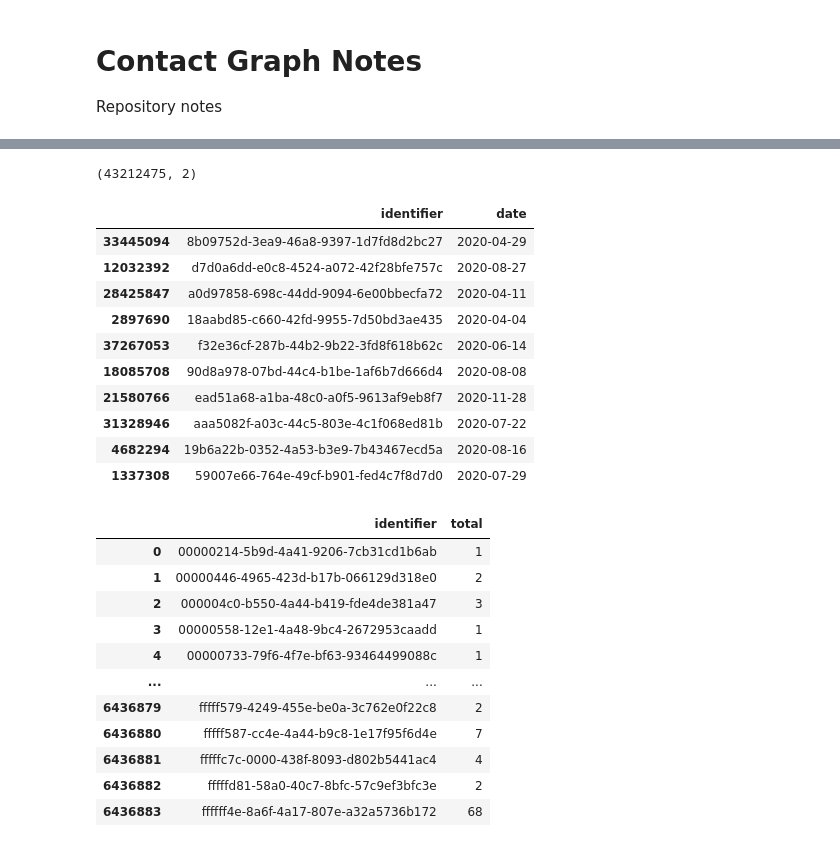
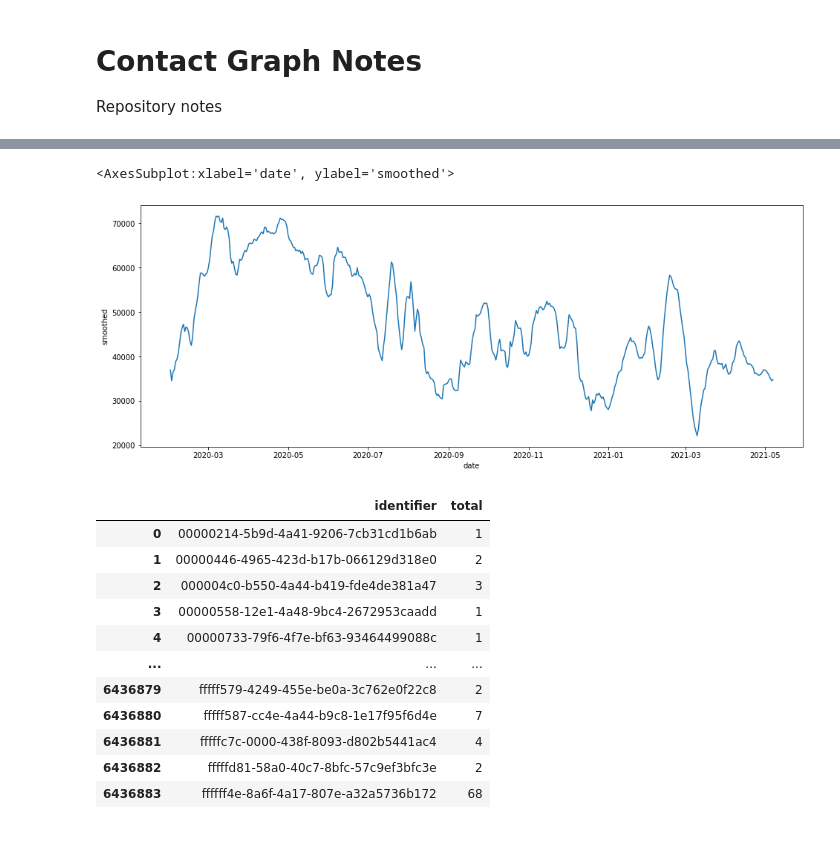
Before and after one commit to minigonche/covid_contact_graphs, a Jupyter notebook: Notes.ipynb, the cells around one changed output, grey strips where cells are left out. Saved outputs shown, nothing was run; the diff lists cells and outputs as text; code cells hidden in the pictures.

```diff
--- a/Notes.ipynb
+++ b/Notes.ipynb
@@ -123,19 +142,15 @@ KeyboardInterrupt:
-# %%
-print(df_transits.shape)
-df_transits.sample(10)
-# %% [output]
-(43212475, 2)
-|  | identifier | date |
-| 33445094 | 8b09752d-3ea9-46a8-9397-1d7fd8d2bc27 | 2020-04-29 |
-| 12032392 | d7d0a6dd-e0c8-4524-a072-42f28bfe757c | 2020-08-27 |
-| 28425847 | a0d97858-698c-44dd-9094-6e00bbecfa72 | 2020-04-11 |
-| 2897690 | 18aabd85-c660-42fd-9955-7d50bd3ae435 | 2020-04-04 |
-| 37267053 | f32e36cf-287b-44b2-9b22-3fd8f618b62c | 2020-06-14 |
-| 18085708 | 90d8a978-07bd-44c4-b1be-1af6b7d666d4 | 2020-08-08 |
-| 21580766 | ead51a68-a1ba-48c0-a0f5-9613af9eb8f7 | 2020-11-28 |
-| 31328946 | aaa5082f-a03c-44c5-803e-4c1f068ed81b | 2020-07-22 |
-| 4682294 | 19b6a22b-0352-4a53-b3e9-7b43467ecd5a | 2020-08-16 |
-| 1337308 | 59007e66-764e-49cf-b901-fed4c7f8d7d0 | 2020-07-29 |
+# %%
+smooth = 7
+df_plot = df_transits
+
+
+df_plot['smoothed'] = smooth_curve(df_plot.total, smooth)
+
+plt.figure(figsize=(16, 6))
+sns.lineplot(data = df_plot, x = 'date', y = 'smoothed')
+# %% [output]
+<AxesSubplot:xlabel='date', ylabel='smoothed'>
+[figure, added]
 # %%
 df_transits_ids = df_transits.groupby('identifier').size().reset_index()
 df_transits_ids.columns = ['identifier','total']
```
Also changed, not shown: parts of 5 cells of this notebook.
